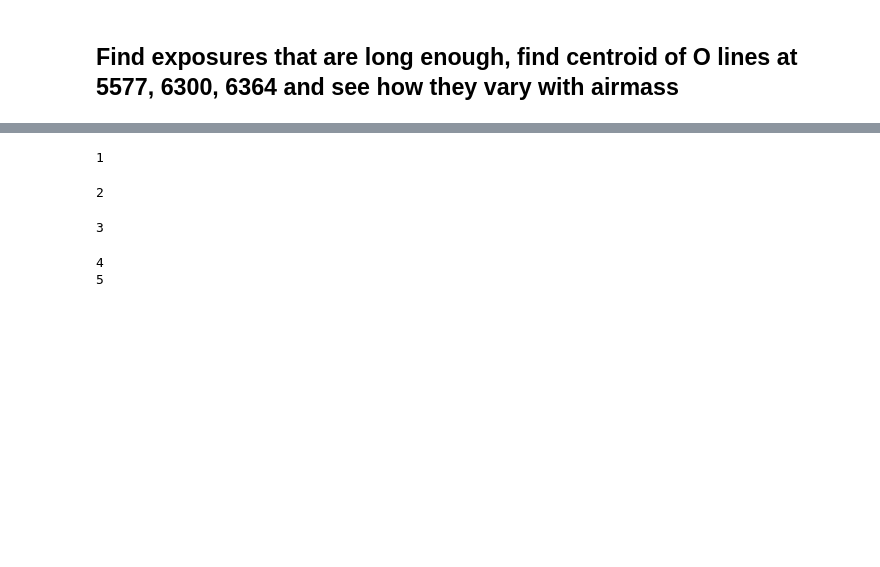
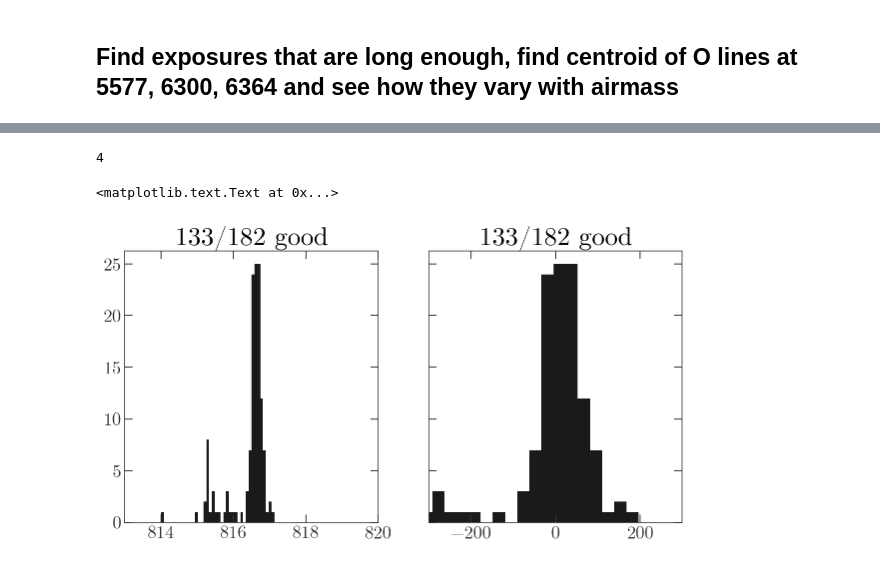
Before and after one commit to adrn/GaiaPairsFollowup, a Jupyter notebook: notebooks/Pointing model.ipynb, the cells around one changed output, grey strips where cells are left out. Drawn from its saved outputs; the diff is of its cells as text; code cells hidden in the pictures; blank space fills up the shorter version.

```diff
--- a/notebooks/Pointing model.ipynb
+++ b/notebooks/Pointing model.ipynb
@@ -144,7 +139,8 @@ stat_tbl.add_column(Column(name='night', dtype='i4'))
 stat_tbl.add_column(Column(name='secz'))
 stat_tbl.add_column(Column(name='line_centers', shape=(3,)))
 # %%
-for n in range(1, 5+1):
+# for n in range(1, 5+1):
+for n in [4]:
     base_path = '/Volumes/ProjectData/gaia-comoving-followup/data/processed/mdm-spring-2017/n' + str(n)
     ifc = GlobImageFileCollection(location=base_path, glob_include='1d*')
 
@@ -152,16 +148,26 @@ for n in range(1, 5+1):
     for filename in ifc.files_filtered(IMAGETYP='OBJECT'):
         file_path = path.abspath(path.join(ifc.location, filename))
         hdr = fits.getheader(file_path)
-        if hdr['EXPTIME'] < 30:
-            continue
 
         tbl = fits.getdata(file_path, 1)
         line_centers = sky_line_centroids(tbl)
         stat_tbl.add_row([hdr['OBJECT'], file_path, n, hdr['AIRMASS'], line_centers])
 # %% [output]
-1
+4
-2
-3
-4
-5
+# %%
+lcs = stat_tbl['line_centers'][:,1]
+
+fig,axes = plt.subplots(1,2,figsize=(10,5),sharey=True)
+
+axes[0].hist(lcs[np.isfinite(lcs)], bins='auto')
+axes[0].set_xlim(813, 820)
+axes[0].set_title('{}/{} good'.format(np.isfinite(lcs).sum(), len(lcs)))
+
+axes[1].hist((lcs[np.isfinite(lcs)]-np.nanmedian(lcs))/np.nanmedian(lcs) * 3E5,
+             bins='auto')
+axes[1].set_xlim(-300, 300)
+axes[1].set_title('{}/{} good'.format(np.isfinite(lcs).sum(), len(lcs)))
+# %% [output]
+<matplotlib.text.Text at 0x...>
+[figure, added]
 # %%
```
Also changed, not shown: parts of 9 cells of this notebook, 1 other file.
